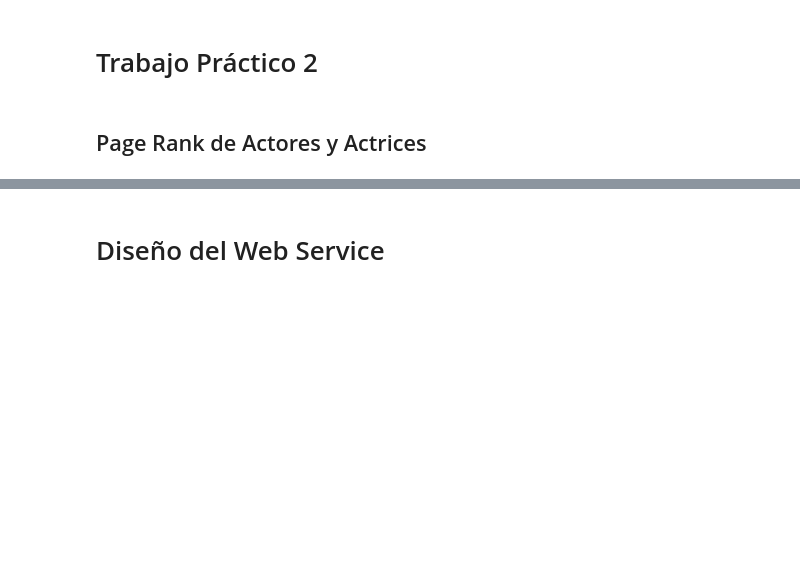
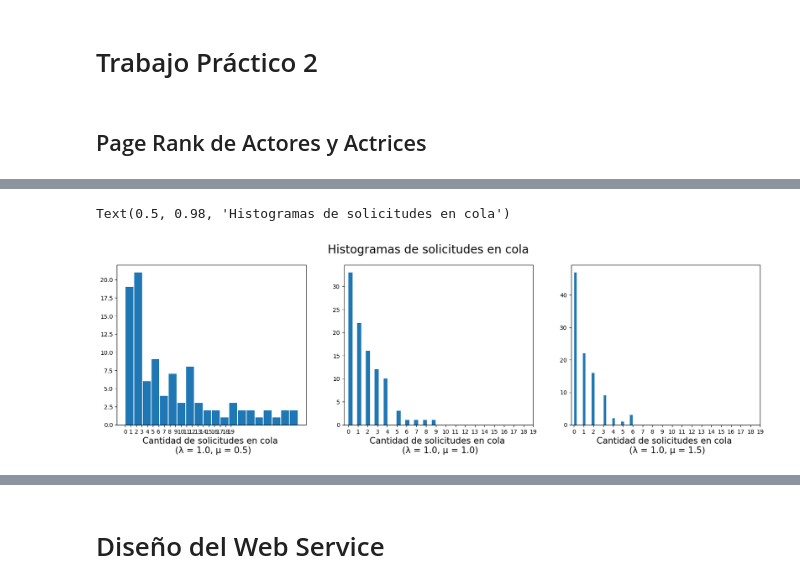
Before and after one commit to jalbarrac/simulacion_grupo2_2c_2022, a Jupyter notebook: TP2/TP2.ipynb, the cells around one changed output, grey strips where cells are left out. Cells and saved outputs as stored; diff of their text form; code cells hidden in the pictures; blank space fills up the shorter version.

```diff
--- a/TP2/TP2.ipynb
+++ b/TP2/TP2.ipynb
@@ -6,7 +6,7 @@
 import os
 from bs4 import BeautifulSoup
 
-DIR = 'TP2/paginas'
+DIR = 'paginas'
 PAGINAS = os.listdir(DIR)
 
 links = [] # Lista de tuplas de src->dst
@@ -65,0 +219,30 @@ for p in random.choices(list(todas_palabras), k=BUSQUEDAS):
+# %%
+#inicio la simulación
+def simular(cant_satelites, cant_arribos, tasa_arribos, tasa_servicio, semilla):
+
+    metricas = Metricas(tasa_arribos, tasa_servicio)
+    env = simpy.Environment()
+    servicio = simpy.PriorityResource(env, capacity = cant_satelites)
+    np.random.seed(seed=semilla)
+    print(f'Simulando {cant_arribos} arribos con lambdaArribos = {tasa_arribos} y lambdaServicio = {tasa_servicio}')
+    env.process(solicitud(env, servicio, cant_arribos, tasa_arribos, tasa_servicio, metricas))
+    env.run()
+    return metricas
+# %%
+metricasHist = []
+a_arribos = np.linspace(0.5, 1.5, 3)
+a_llegadas = np.linspace(0.5, 1.5, 3)
+longitudes = []
+tiempos = []
+cantidades_y_tasa_media = []
+k=0
+for i in a_arribos:
+    for j in a_llegadas:
+        print(k)
+        k=k+1
+        metricas = simular(cant_satelites=1, cant_arribos=100, tasa_arribos=i, tasa_servicio=j, semilla=97568)
+        metricas.calcular_metricas_paper()
+        longitudes.append((metricas.longitudMediaTeorica, metricas.longitudMediaEmpirica))
+        tiempos.append((metricas.tiempoMedioTeorico, metricas.tiempoMedioEmpirico))
+        cantidades_y_tasa_media.append((np.mean(metricas.cantidad_en_cola), (np.mean(metricas.tasa_servicio_media_segun_largo_cola))))
+        metricasHist.append(metricas)
@@ -65,0 +268,15 @@ for p in random.choices(list(todas_palabras), k=BUSQUEDAS):
+# %%
+fig, ax = plt.subplots(nrows=1, ncols=3, figsize=(20, 5))
+ax[0].hist(metricasHist[3].cantidad_en_cola, 20,rwidth=0.9)
+ax[1].hist(metricasHist[4].cantidad_en_cola, 20,rwidth=0.9)
+ax[2].hist(metricasHist[5].cantidad_en_cola, 20,rwidth=0.9)
+ax[0].set_xticks(np.arange(0, 20, 1))
+ax[1].set_xticks(np.arange(0, 20, 1))
+ax[2].set_xticks(np.arange(0, 20, 1))
+ax[0].set_xlabel(f'Cantidad de solicitudes en cola \n (λ = {metricasHist[3].tasa_arribos}, μ = {metricasHist[3].tasa_servicio})', fontsize=15)
+ax[1].set_xlabel(f'Cantidad de solicitudes en cola \n (λ = {metricasHist[4].tasa_arribos}, μ = {metricasHist[4].tasa_servicio})', fontsize=15)
+ax[2].set_xlabel(f'Cantidad de solicitudes en cola \n (λ = {metricasHist[5].tasa_arribos}, μ = {metricasHist[5].tasa_servicio})', fontsize=15)
+fig.suptitle("Histogramas de solicitudes en cola", fontsize=20)
+# %% [output]
+Text(0.5, 0.98, 'Histogramas de solicitudes en cola')
+[figure, added]
```
Also changed, not shown: parts of 19 cells of this notebook.
